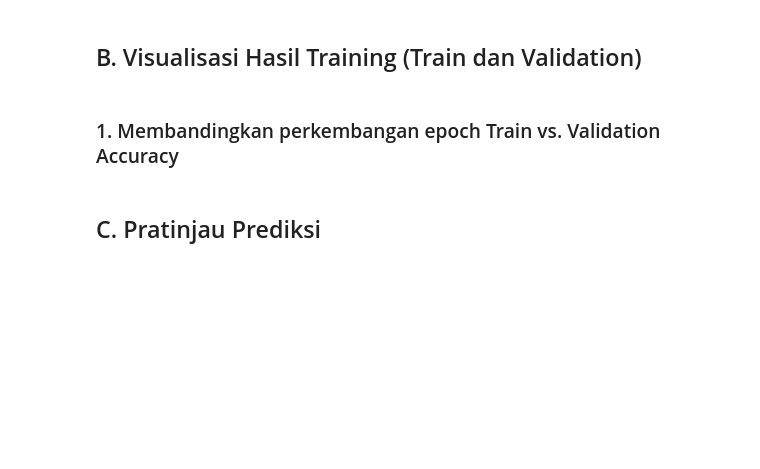
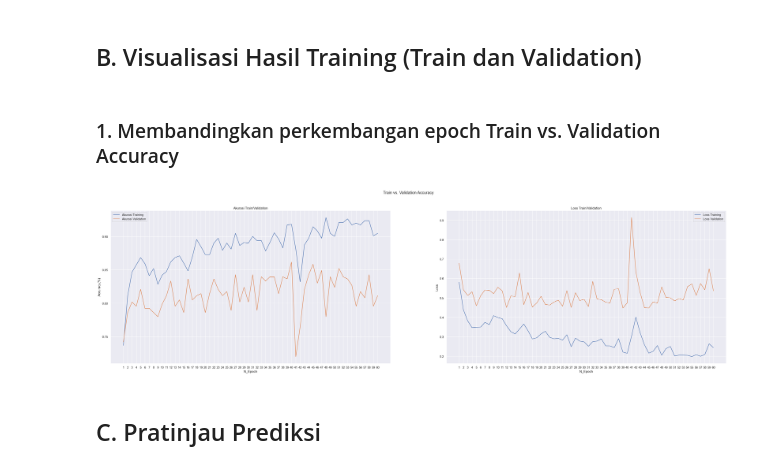
Before and after one commit to Adlinassp/PA_KB, a Jupyter notebook: PA_KB.ipynb, the cells around one changed output. Drawn from its saved outputs; the diff is of its cells as text; code cells hidden in the pictures; blank space fills up the shorter version.

```diff
--- a/PA_KB.ipynb
+++ b/PA_KB.ipynb
@@ -113,3 +122,11 @@ validation_generator = test_datagen.flow_from_directory(
     class_mode='categorical',
     seed=0
 )
+
+test_generator = test_datagen.flow_from_directory(
+    test_dir,
+    target_size=(100, 100),
+    batch_size=128,
+    class_mode='categorical',
+    seed=0
+)
@@ -248,4 +309,8 @@ cb = myCallback()
 # %% [markdown]
 ## D. Training Model
 # %%
-hasil = model.fit_generator(train_generator, validation_data = validation_generator, epochs = 50, verbose = 1, callbacks = cb)
+hasil = model.fit_generator(train_generator,
+                    validation_data=test_generator,
+                    epochs=60,
+                    verbose = 1,
+                    callbacks = cb)
@@ -262,34 +347,36 @@ print(f'Test Akurasi : {round(score[1] * 100,2)} %')
 # %% [markdown]
 ### 1. Membandingkan perkembangan epoch Train vs. Validation Accuracy
 # %%
-epoch = [i+1 for i in range(50)]
+epoch = [i+1 for i in range(60)]
 
 sns.set_theme()
 
 plt.figure(figsize = (40,10))
 plt.suptitle('Train vs. Validation Accuracy')
 
 # Subplot Akurasi
 plt.subplot(1, 2, 1)
 sns.lineplot(x = epoch, y = hasil.history['accuracy'], label = 'Akurasi Training')
 sns.lineplot(x = epoch, y = hasil.history['val_accuracy'], label = 'Akurasi Validation')
 
 plt.xticks(epoch)
 plt.xlabel('N_Epoch')
 plt.ylabel('Accuracy(%)')
 plt.title('Akurasi Train/Validation')
 
 #Subplot Loss
 plt.subplot(1, 2, 2)
 sns.lineplot(x = epoch, y = hasil.history['loss'], label = 'Loss Training')
 sns.lineplot(x = epoch, y = hasil.history['val_loss'], label = 'Loss Validation')
 
 plt.xticks(epoch)
 plt.xlabel('N_Epoch')
 plt.ylabel('Loss')
 plt.title('Loss Train/Validation')
 
 plt.show()
+# %% [output]
+[figure, added]
 # %% [markdown]
 ## C. Pratinjau Prediksi
 # %% [markdown]
```
Also changed, not shown: parts of 16 cells of this notebook.
